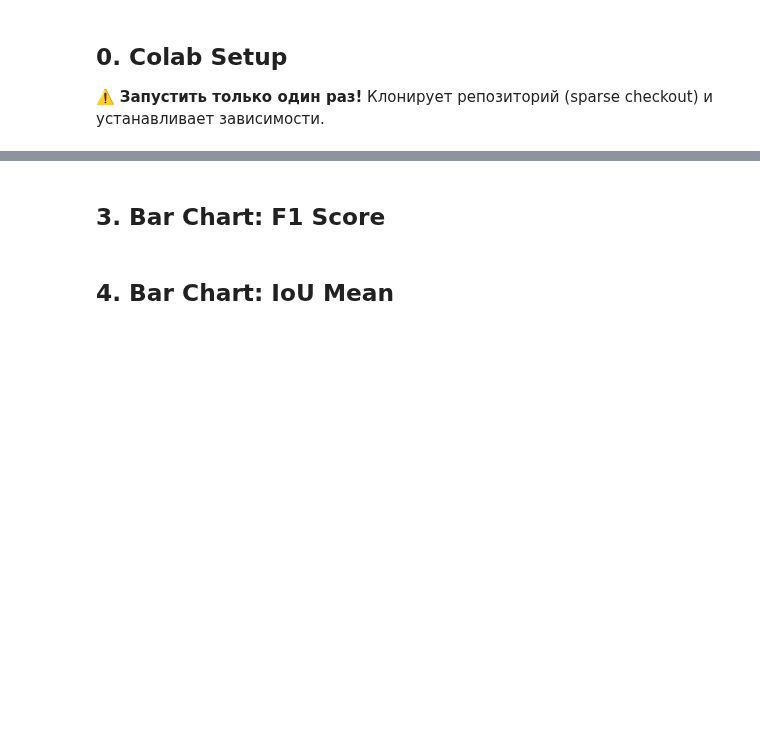
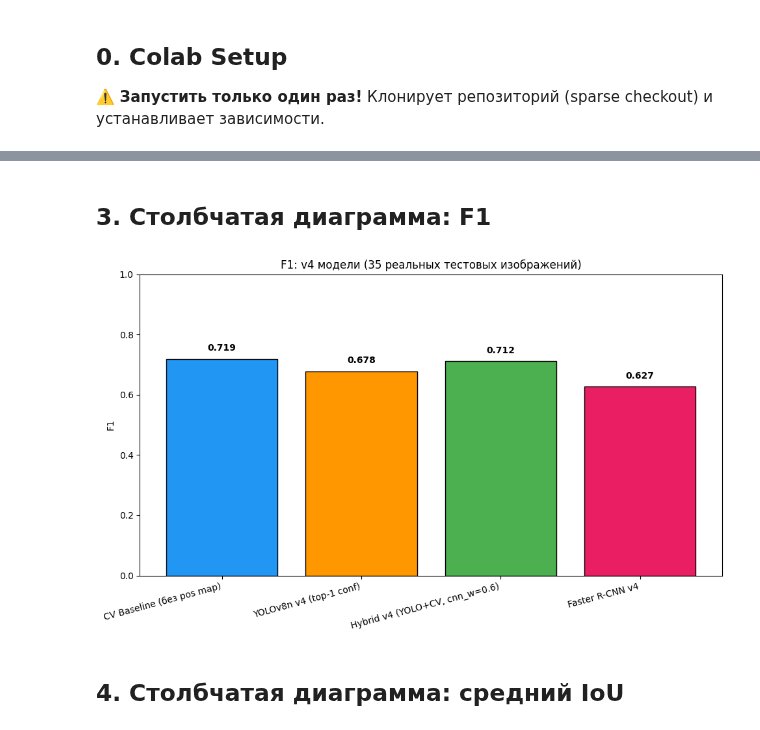
Before and after one commit to Sapar-hub/aie-group-2-sapar, a Jupyter notebook: project/notebooks/exp07_comparison.ipynb, the cells around one changed output, grey strips where cells are left out. Saved outputs shown, nothing was run; the diff lists cells and outputs as text; code cells hidden in the pictures; blank space fills up the shorter version.

```diff
--- a/project/notebooks/exp07_comparison.ipynb
+++ b/project/notebooks/exp07_comparison.ipynb
@@ -64,8 +64,9 @@ ARTIFACTS_DIR = PROJECT_DIR / "artifacts"
 METRICS_DIR = ARTIFACTS_DIR / "metrics"
 FIGURES_DIR = ARTIFACTS_DIR / "figures"
 
-results = {}
-for f in sorted(METRICS_DIR.glob("*.json")):
-    with open(f) as fp:
-        results[f.stem] = json.load(fp)
-    print(f"Loaded: {f.name}")
+with open(METRICS_DIR / "hybrid_results.json") as f:
+    comparison = json.load(f)
+print("Загружено: hybrid_results.json")
+print(f"  v4 строки: {[k for k in comparison if 'v4' in k]}")
+print(f"  v3 строки: {[k for k in comparison if 'v3' in k]}")
+print(f"  cv_baseline: {comparison['cv_baseline']['f1']:.3f} F1")
@@ -92,21 +130,24 @@ print(df.to_string(index=False))
 # %% [markdown]
-## 3. Bar Chart: F1 Score
+## 3. Столбчатая диаграмма: F1
 # %%
+names_v4 = list(v4_rows.keys())
+f1_v4 = [v4_rows[n]["f1"] for n in names_v4]
+
 plt.figure(figsize=(10, 6))
-models = [r["Model"] for r in rows]
-f1_scores = [r["F1"] for r in rows]
-colors = ["#2196F3", "#4CAF50", "#FF9800", "#E91E63"]
-bars = plt.bar(models, f1_scores, color=colors[:len(models)], edgecolor="black")
-plt.ylabel("F1 Score")
-plt.title("F1 Score Comparison: All Approaches")
+colors = ["#2196F3", "#FF9800", "#4CAF50", "#E91E63"]
+bars = plt.bar(names_v4, f1_v4, color=colors, edgecolor="black")
+plt.ylabel("F1")
+plt.title("F1: v4 модели (35 реальных тестовых изображений)")
 plt.ylim(0, 1.0)
-for bar, score in zip(bars, f1_scores):
+for bar, score in zip(bars, f1_v4):
     plt.text(bar.get_x() + bar.get_width()/2, bar.get_height() + 0.02,
              f"{score:.3f}", ha='center', va='bottom', fontweight='bold')
 plt.xticks(rotation=15, ha='right')
 plt.tight_layout()
 plt.savefig(FIGURES_DIR / "comparison_f1.png", dpi=150)
 plt.show()
+# %% [output]
+[figure, added]
 # %% [markdown]
-## 4. Bar Chart: IoU Mean
+## 4. Столбчатая диаграмма: средний IoU
 # %%
```
Also changed, not shown: parts of 12 cells of this notebook, 17 other files.
